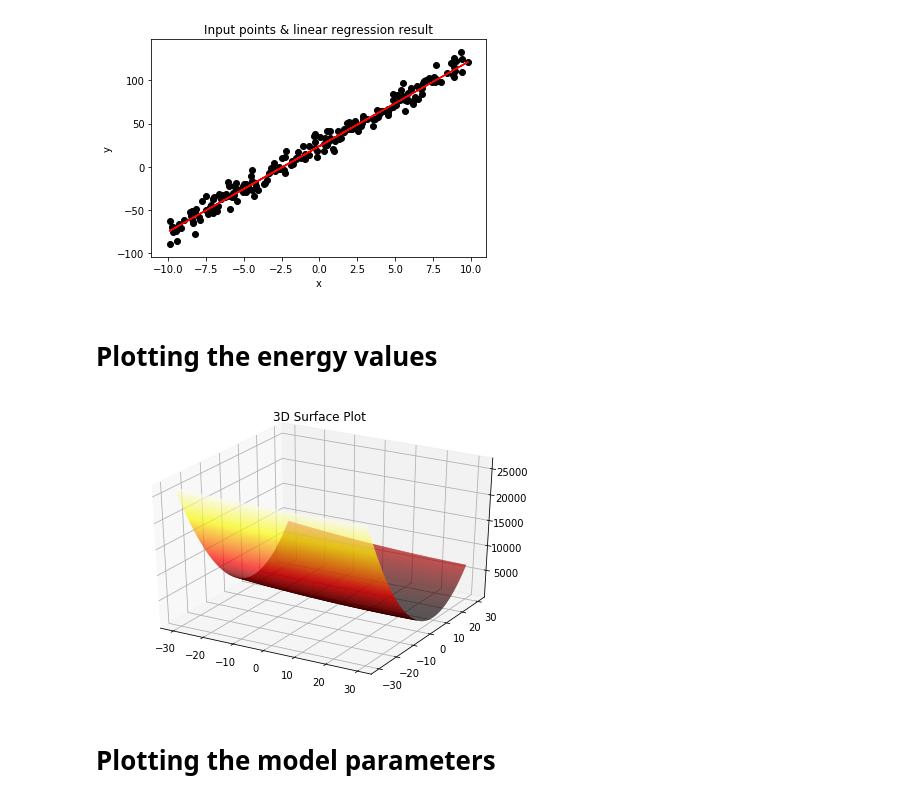
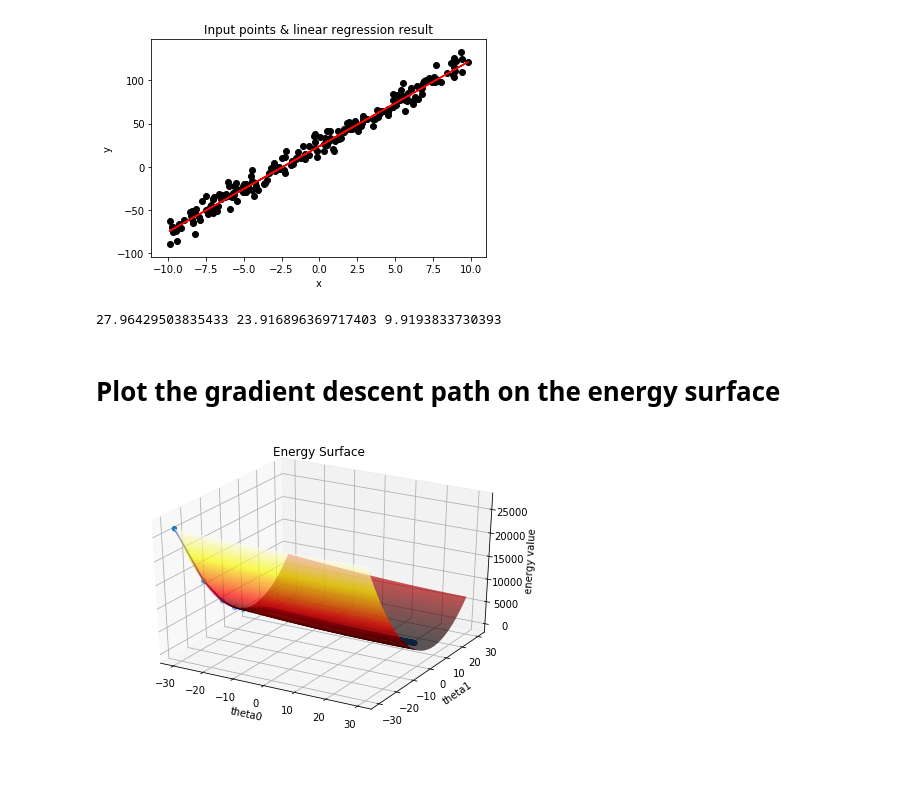
Before and after one commit to HeegonJin/lec_MachineLearning, a Jupyter notebook: assignment03.ipynb, the cells around one changed output. Saved outputs shown, nothing was run; the diff lists cells and outputs as text; code cells hidden in the pictures; blank space fills up the shorter version.

Commit message:
Plotting the optimization path

```diff
--- a/assignment03.ipynb
+++ b/assignment03.ipynb
@@ -82,23 +82,56 @@ plt.scatter(x_data, y_data, c= 'k')
 plt.show() #input points with linear regression result
 # %% [output]
 [figure]
-# %% [markdown]
-# Plotting the energy values
+# %%
+print(of_val[-1],theta0,theta1)
+# %% [output]
+27.96429503835433 23.916896369717403 9.9193833730393
+# %% [markdown]
+# Plot the gradient descent path on the energy surface
 # %%
 from mpl_toolkits.mplot3d import Axes3D
+from matplotlib.path import Path
+import matplotlib.patches as patches
 
 theta0 = np.arange(-30,30,0.1)
 theta1 = np.arange(-30,30,0.1)
 t0, t1 = np.meshgrid(theta0, theta1)
 
 z =Objective_Function(m,t0,t1)
 
 fig = plt.figure()
 ax = Axes3D(fig)
-ax.set_title("3D Surface Plot")
+ax.set_title("Energy Surface")
 ax.plot_surface(t0, t1, z, rstride=1, cstride=1, cmap='hot')
+ax.set_xlabel('theta0')
+ax.set_ylabel('theta1')
+ax.set_zlabel('energy value')
+
+lr = 0.01 # let learning rate 0.01
+theta0 = -30
+theta1 = -30
+of_val = [] #object function value
+t0 = [] #contains theta values during each step
+t1 = []
+itermax = 1000
+itercount = 0
+while True: # changing theta values using gradient descent
+
+    if itercount >= itermax: #if more than 1000 iter, break the loop
+        break
+    t0.append(theta0)
+    t1.append(theta1)
+    old_theta0, old_theta1 = theta0, theta1
+    of_val.append(Objective_Function(m, theta0, theta1))
+    theta0, theta1 = Gradient_Descent(m,lr,theta0,theta1)
+
+    if abs(old_theta0 - theta0) < 0.01 and abs(old_theta1 - theta1) < 0.01: #check if the value converges
+        break
+
+    itercount += 1
+
+ax.scatter(t0, t1, of_val)
+ax.plot(t0, t1, of_val, color = 'b')
 plt.show()
 # %% [output]
-[figure, old version]
+[figure, new version]
-# %% [markdown]
-# Plotting the model parameters
```
Also changed, not shown: parts of 6 cells of this notebook.
